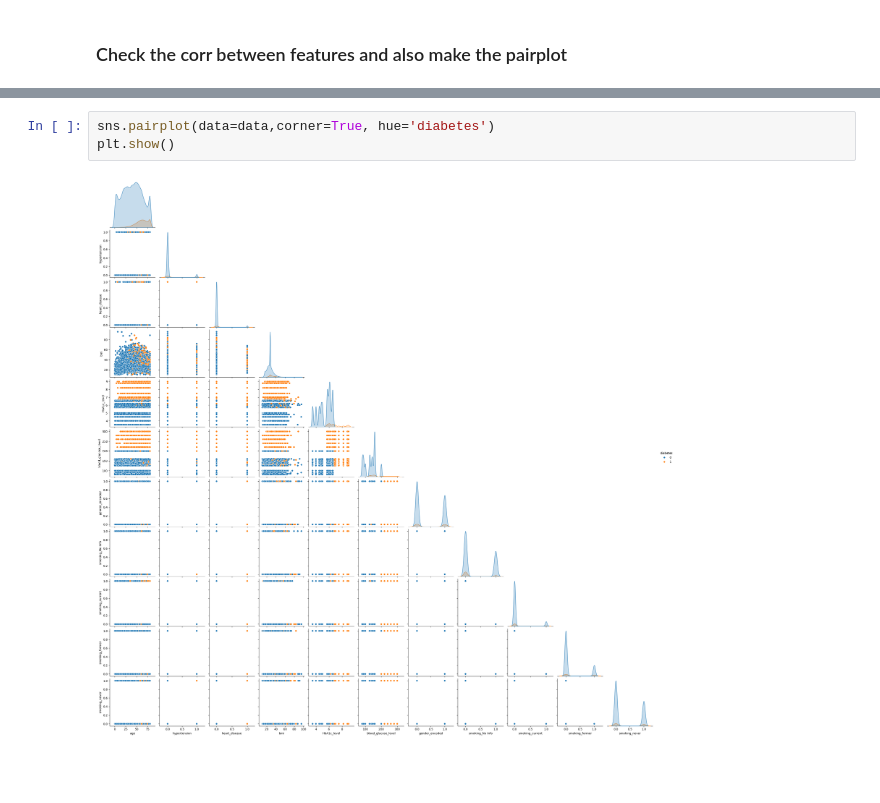
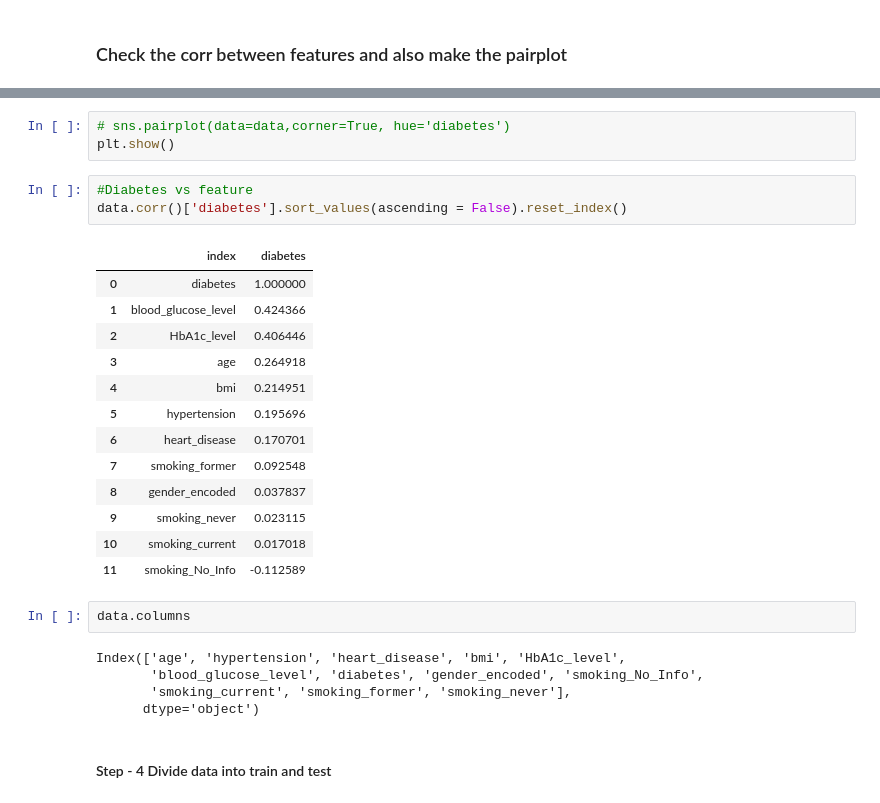
Before and after one commit to Maddox24425/Summer-Project, a Jupyter notebook: Project.ipynb, the cells around one changed output, grey strips where cells are left out. Cells and saved outputs as stored; diff of their text form; blank space fills up the shorter version.

```diff
--- a/Project.ipynb
+++ b/Project.ipynb
@@ -333,5 +353,29 @@ sns.heatmap(corr,fmt='.2f',annot=True, cmap='mako')
 # %%
-sns.pairplot(data=data,corner=True, hue='diabetes')
+# sns.pairplot(data=data,corner=True, hue='diabetes')
 plt.show()
-# %% [output]
-[figure, removed]
+# %%
+#Diabetes vs feature
+data.corr()['diabetes'].sort_values(ascending = False).reset_index()
+# %% [output]
+|  | index | diabetes |
+| 0 | diabetes | 1.000000 |
+| 1 | blood_glucose_level | 0.424366 |
+| 2 | HbA1c_level | 0.406446 |
+| 3 | age | 0.264918 |
+| 4 | bmi | 0.214951 |
+| 5 | hypertension | 0.195696 |
+| 6 | heart_disease | 0.170701 |
+| 7 | smoking_former | 0.092548 |
+| 8 | gender_encoded | 0.037837 |
+| 9 | smoking_never | 0.023115 |
+| 10 | smoking_current | 0.017018 |
+| 11 | smoking_No_Info | -0.112589 |
+# %%
+data.columns
+# %% [output]
+Index(['age', 'hypertension', 'heart_disease', 'bmi', 'HbA1c_level',
+       'blood_glucose_level', 'diabetes', 'gender_encoded', 'smoking_No_Info',
+       'smoking_current', 'smoking_former', 'smoking_never'],
+      dtype='object')
+# %% [markdown]
+#### Step - 4  Divide data into train and test
```
Also changed, not shown: parts of 27 cells of this notebook, 1 other file.
